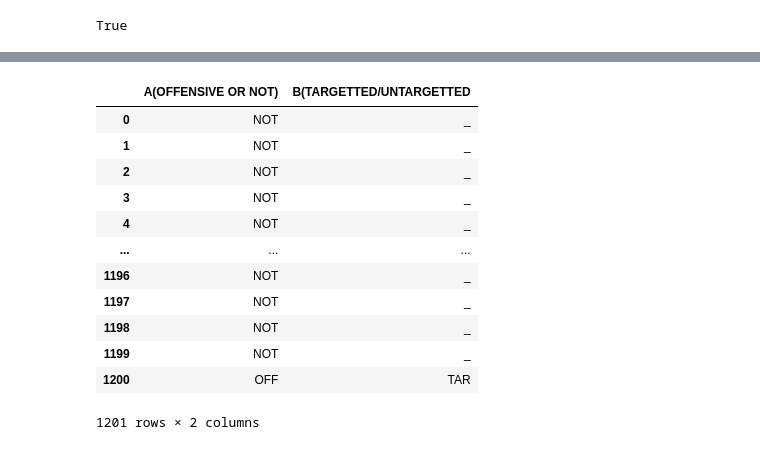
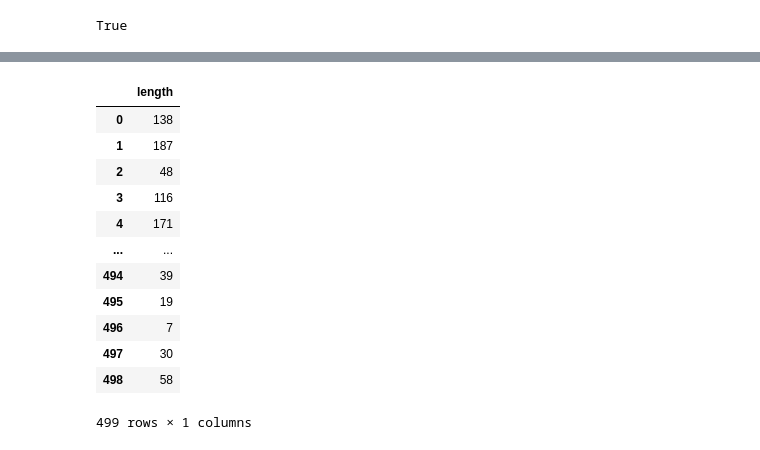
Before and after one commit to FIRSTYJYRWA/Introduction_to_NLP, a Jupyter notebook: TF-IDF.ipynb, the cells around one changed output, grey strips where cells are left out. Cells and saved outputs as stored; diff of their text form; code cells hidden in the pictures.

```diff
--- a/TF-IDF.ipynb
+++ b/TF-IDF.ipynb
@@ -222,11 +249,4 @@ def clean_text(txt):
 # %%
-from sklearn.feature_extraction.text import TfidfVectorizer
-tfidf2_vect=TfidfVectorizer()
-
-data_sample=data[0:100]
-
-X=tfidf2_vect.fit_transform(data_sample['COMMENTS'])
-
-df= pd.DataFrame(X.toarray(),columns=tfidf2_vect.get_feature_names())
-df.head(100)
+df= pd.read_csv('DATASET998.csv')
+df
 # %% [output]
@@ -246,4 +266,4 @@ df.head(100)
 # %%
-data['comments_len']= data['COMMENTS']. apply(lambda x:len(x))
-data.head(10)
+df['length']= df['COMMENTS']. apply(lambda x:len(x))
+df.head(10)
 # %% [output]
@@ -302,19 +347,20 @@ y = dataset.iloc[:,1:3]
 # %%
-y
+X= df[['length']]
+X
 # %% [output]
-|  | A(OFFENSIVE OR NOT) | B(TARGETTED/UNTARGETTED |
-| 0 | NOT | _ |
-| 1 | NOT | _ |
-| 2 | NOT | _ |
-| 3 | NOT | _ |
-| 4 | NOT | _ |
-| ... | ... | ... |
-| 1196 | NOT | _ |
-| 1197 | NOT | _ |
-| 1198 | NOT | _ |
-| 1199 | NOT | _ |
-| 1200 | OFF | TAR |
+|  | length |
+| 0 | 138 |
+| 1 | 187 |
+| 2 | 48 |
+| 3 | 116 |
+| 4 | 171 |
+| ... | ... |
+| 494 | 39 |
+| 495 | 19 |
+| 496 | 7 |
+| 497 | 30 |
+| 498 | 58 |
-1201 rows × 2 columns
+499 rows × 1 columns
 # %%
 from sklearn.model_selection import train_test_split
 # %%
```
Also changed, not shown: parts of 36 cells of this notebook.
